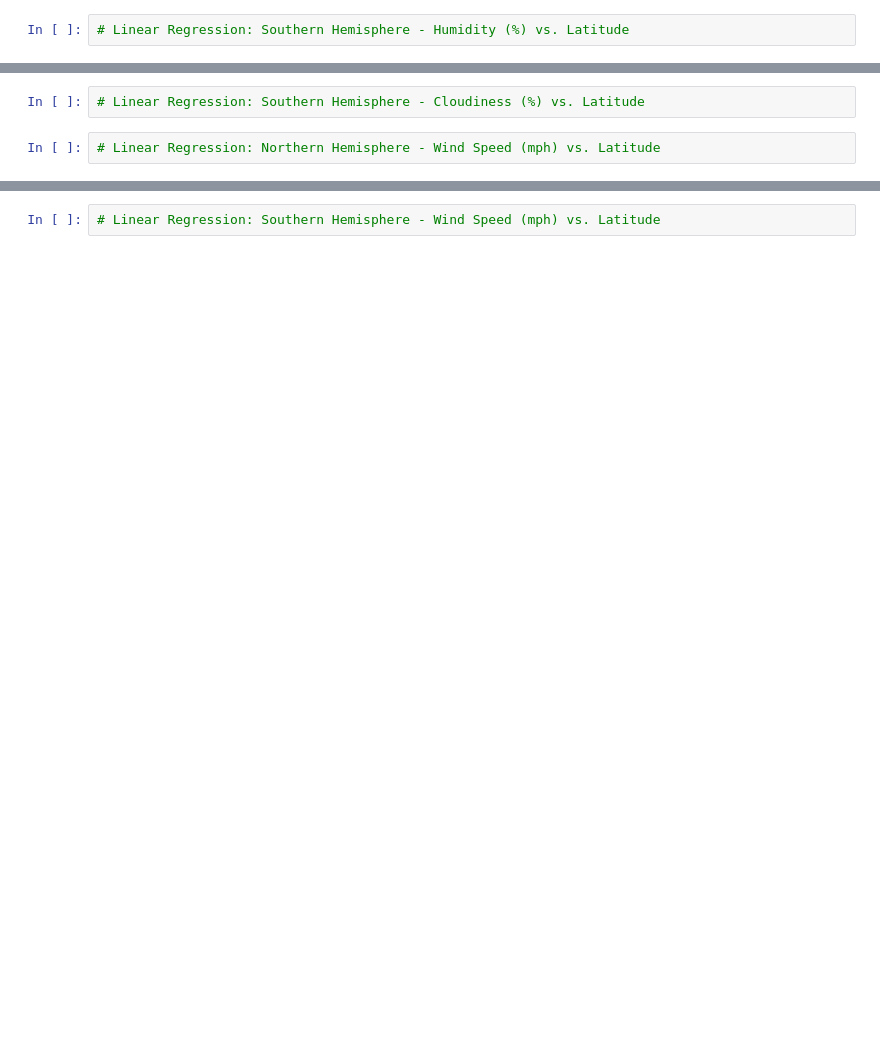
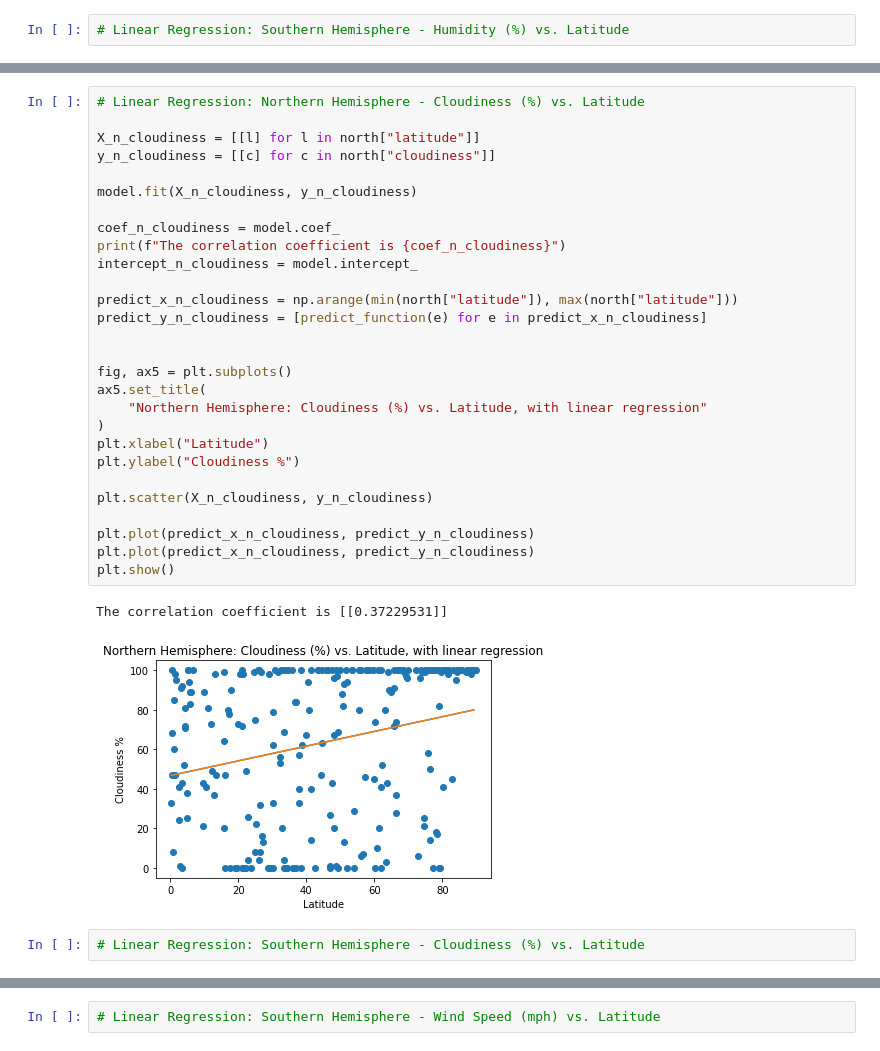
Before and after one commit to BatesJ72/python-api-challenge, a Jupyter notebook: WeatherPy/weatherpy.ipynb, the cells around one changed output, grey strips where cells are left out. Saved outputs shown, nothing was run; the diff lists cells and outputs as text; blank space fills up the shorter version.

```diff
--- a/WeatherPy/weatherpy.ipynb
+++ b/WeatherPy/weatherpy.ipynb
@@ -294,4 +352,33 @@ plt.show()
+# %%
+# Linear Regression: Northern Hemisphere - Cloudiness (%) vs. Latitude
+
+X_n_cloudiness = [[l] for l in north["latitude"]]
+y_n_cloudiness = [[c] for c in north["cloudiness"]]
+
+model.fit(X_n_cloudiness, y_n_cloudiness)
+
+coef_n_cloudiness = model.coef_
+print(f"The correlation coefficient is {coef_n_cloudiness}")
+intercept_n_cloudiness = model.intercept_
+
+predict_x_n_cloudiness = np.arange(min(north["latitude"]), max(north["latitude"]))
+predict_y_n_cloudiness = [predict_function(e) for e in predict_x_n_cloudiness]
+
+
+fig, ax5 = plt.subplots()
+ax5.set_title(
+    "Northern Hemisphere: Cloudiness (%) vs. Latitude, with linear regression"
+)
+plt.xlabel("Latitude")
+plt.ylabel("Cloudiness %")
+
+plt.scatter(X_n_cloudiness, y_n_cloudiness)
+
+plt.plot(predict_x_n_cloudiness, predict_y_n_cloudiness)
+plt.plot(predict_x_n_cloudiness, predict_y_n_cloudiness)
+plt.show()
+# %% [output]
+The correlation coefficient is [[0.37229531]]
+[figure, added]
 # %%
 # Linear Regression: Southern Hemisphere - Cloudiness (%) vs. Latitude
-# %%
-# Linear Regression: Northern Hemisphere - Wind Speed (mph) vs. Latitude
```
Also changed, not shown: parts of 11 cells of this notebook.
